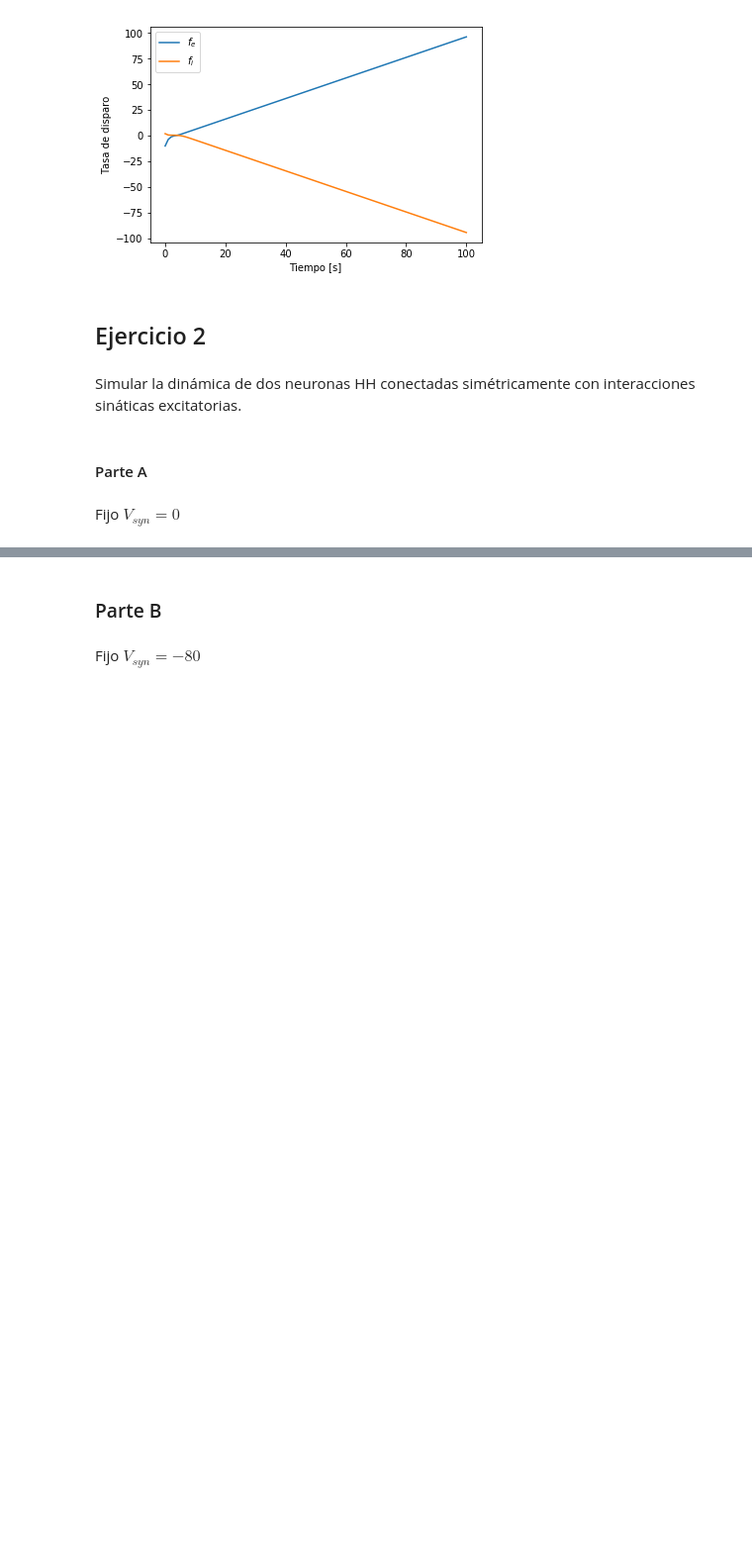
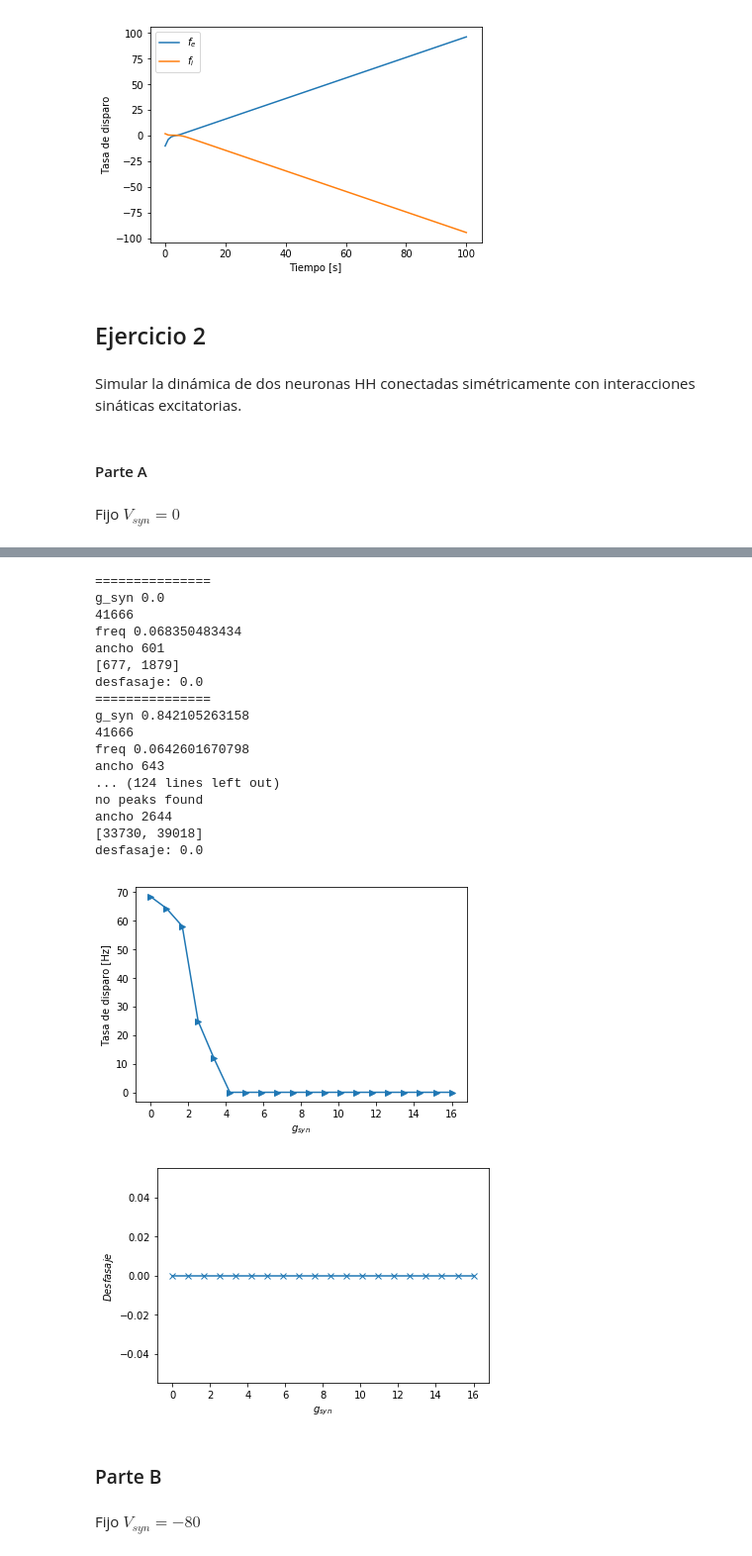
Before and after one commit to krvajal/nn, a Jupyter notebook: pract2/pract2.ipynb, the cells around one changed output, grey strips where cells are left out. Shown: that part at 99% size. Cells and saved outputs as stored; diff of their text form; code cells hidden in the pictures; blank space fills up the shorter version.

```diff
--- a/pract2/pract2.ipynb
+++ b/pract2/pract2.ipynb
@@ -81,11 +81,10 @@ def s_inf(V):
 C = 1;
 V_na = 50;
 V_k = -77;
-V_l = -54.5;
+V_l = -54.4;
 g_na = 120;
 g_k = 36;
 g_l = 0.3;
-g_syn = -1;
 # %%
 # define the differential equations
 # Y =[V1, m1,h1,n1,S1,V2,m2,h2,n2,S2]
@@ -141,35 +175,32 @@ def calcular_desfasaje(time, signal1, signal2):
 #### Parte A
 # %% [markdown]
  Fijo $V_{syn} = 0$
-# %%
-I_ext = 100 # suficiente para que dispare
-tau = 3
-# %%
-
-t = np.linspace(0,100,20000)
 # %%
 
 def run_simulation(V_syn):
+    t = np.linspace(0,600,50000)
+    I_ext = 10 # suficiente para que dispare
+    tau = 3
     n = 20
-    g_syn = np.linspace(0,4,n)
+    g_syn = np.linspace(0,16,n)
     plt.figure()
-    indices = t > 30
+    indices = t > 100
     spikes = []
     tasas = []
     desfasajes = []
-    t_indices = t > 21
     # V1, m1,h1,n1,S1,V2,m2,h2,n2,S2
-    y0 = [-10,
+    y0 = [0,
           0,
           0,
           0,
-          1,
-          20,
           0,
           0,
           0,
-          1]
+          0,
+          0,
+          0]
     for i in range(0,n):
+        print "==============="
         print  "g_syn",g_syn[i]
         sol = odeint(pend, y0, t, args=(I_ext, V_syn,tau, g_syn[i]))
     #     plt.subplot(n, 1, i + 1)
@@ -179,15 +210,18 @@ def run_simulation(V_syn):
     #     plt.plot(t[t_indices], sol[t_indices, 5] - mean_value , 'r', label='V2(t)')
     #     plt.show()
     #     plt.text(10,0,r"$g_{syn}$ = %lf"%g_syn[i])
-        tasa = calcular_taza_disparo(t[indices],sol[indices,5])
+#         sol[indices,0] = sol[indices,0] - np.mean(sol[indices,0])
+#         sol[indices,5] = sol[indices,5] - np.mean(sol[indices,5])
+
+        tasa = calcular_taza_disparo(t[indices],sol[indices,0], sol[indices,5])
         desfasaje = calcular_desfasaje(t[indices], sol[indices,0],sol[indices,5])
         print "desfasaje:",desfasaje
         tasas.append([g_syn[i],tasa])
         desfasajes.append([g_syn[i], desfasaje])
     data = np.array(tasas)
-    plt.plot(data[:,0],1/data[:,1])
+    plt.plot(data[:,0], data[:,1]*1000,'>-')
     plt.xlabel(r"$g_{syn}$")
-    plt.ylabel(r"Tasa de disparo")
+    plt.ylabel(r"Tasa de disparo [Hz]")
     plt.show()
     data= np.array(desfasajes)
     plt.plot(data[:,0],data[:,1],'x-')
@@ -223,3 +231,26 @@ desfasaje: 0.0150007500375
+# %%
+V_syn = 0
+run_simulation(V_syn)
+# %% [output]
+===============
+g_syn 0.0
+41666
+freq 0.068350483434
+ancho 601
+[677, 1879]
+desfasaje: 0.0
+===============
+g_syn 0.842105263158
+41666
+freq 0.0642601670798
+ancho 643
+... (124 lines left out)
+no peaks found
+ancho 2644
+[33730, 39018]
+desfasaje: 0.0
+[figure, added]
+[figure, added]
 # %% [markdown]
 ### Parte B
 # %% [markdown]
```
Also changed, not shown: parts of 8 cells of this notebook.
